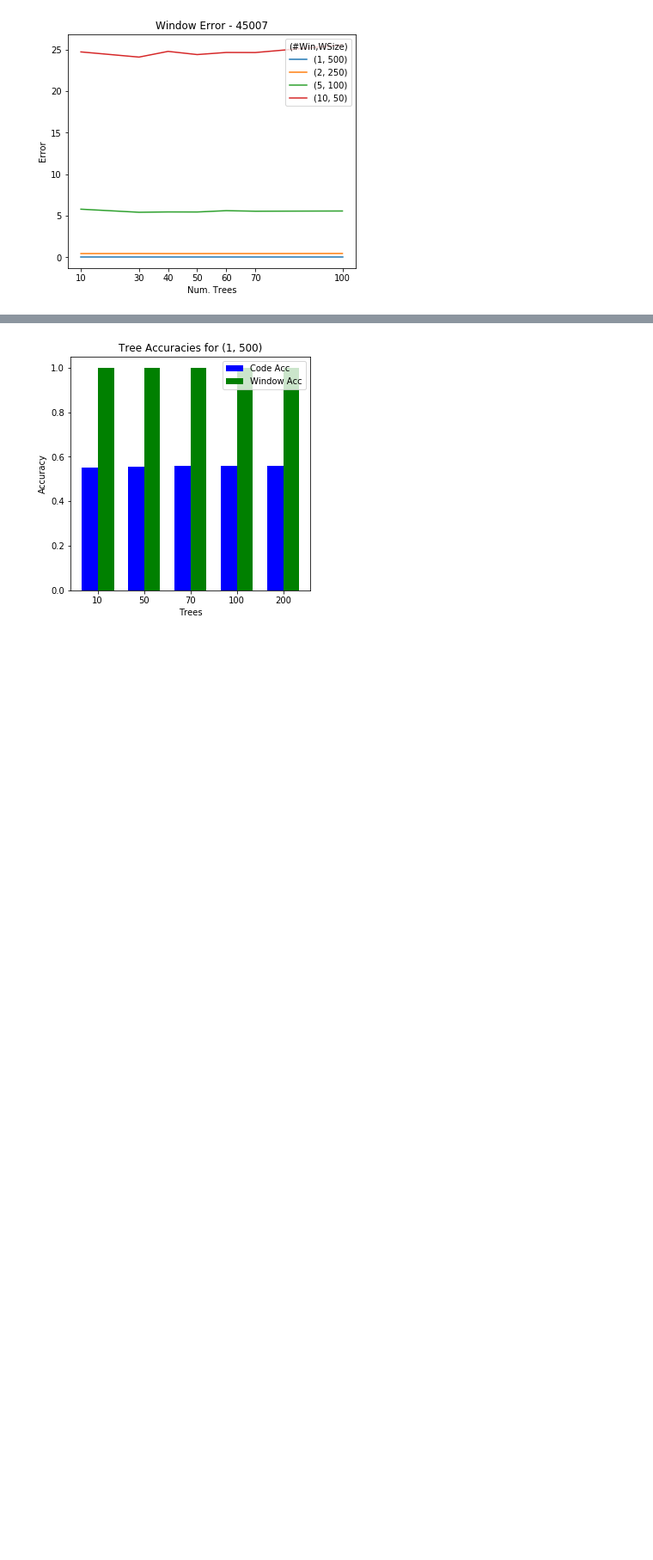
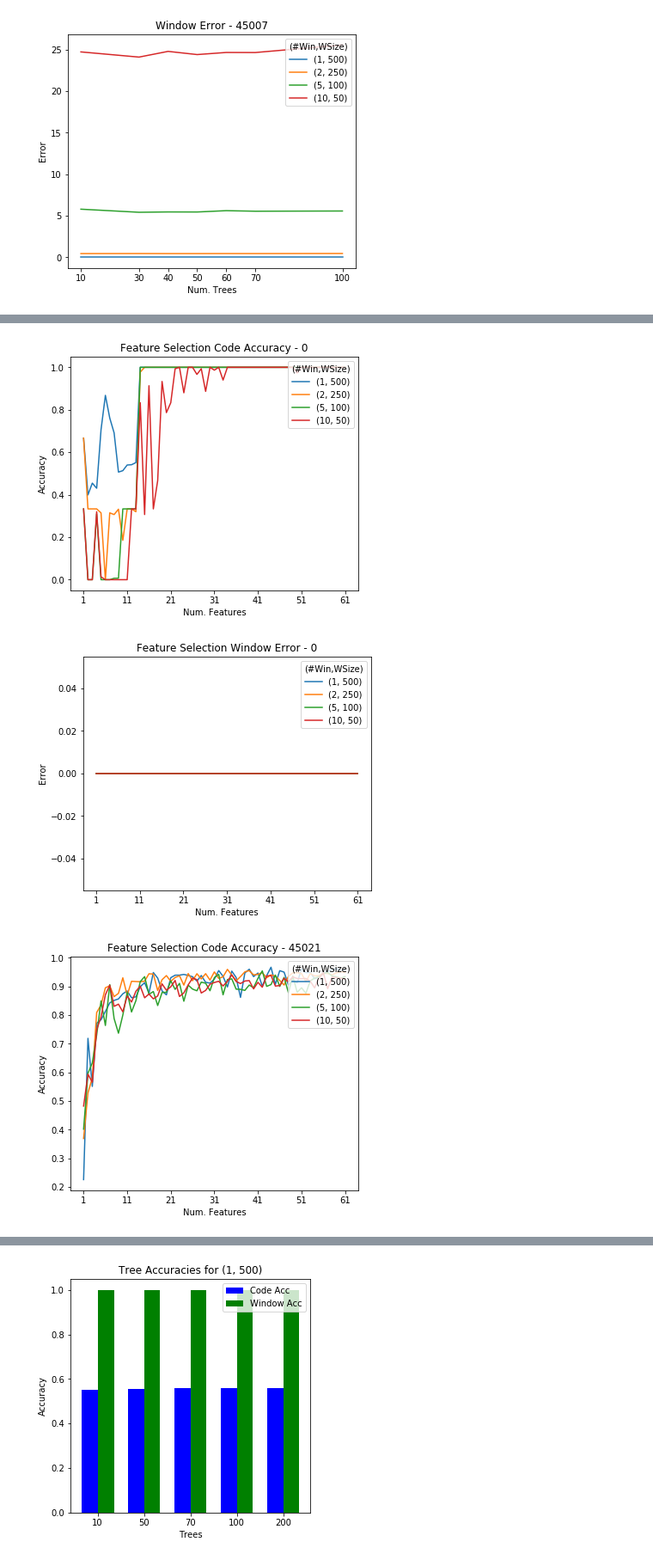
Before and after one commit to christydennison/paccar, a Jupyter notebook: random_forest-sk.ipynb, the cells around one changed output, grey strips where cells are left out. Shown at 86% size. Cells and saved outputs as stored; diff of their text form; code cells hidden in the pictures; blank space fills up the shorter version.

```diff
--- a/random_forest-sk.ipynb
+++ b/random_forest-sk.ipynb
@@ -412,0 +403,8 @@ window_errors
+# %%
+## create comparison matrix for comparison metrics
+comparison_matrix = {}
+for tup in hyper_tuples:
+    if tup == (1,500): # handle zero/zero case
+        comparison_matrix[tup] = [(code_means[tup]/code_stds[tup]), 0]
+    else:
+        comparison_matrix[tup] = [(code_means[tup]/code_stds[tup]), -window_stds[tup]*window_means[tup]]
@@ -436,3 +443,11 @@ plt.show()
+# %%
+## feature selection prep
+col_names = list(test_combined[519][44003][0][0])
+features_ind_sort = np.argsort(code_clf.feature_importances_)[::-1]
+
+# best number of trees
+num_trees_code = 40
+num_trees_window = 10
 # %%
 ## feature selection
 code_acc_fs = {}
@@ -461,0 +494,30 @@ for to_keep_ind in range(len(col_names)):
+# %%
+## plot feature selection
+hyper_tuples = [(1,500), (2,250), (5,100), (10, 50)]
+x_coord = range(1,len(col_names)+1) ## number of features, 61 included, sorted by greatest importance
+z_labels = get_z_labels(hyper_tuples)
+
+for code in selected_codes:
+    code_accuracies_list = []
+    window_errors_list = []
+    for tup in hyper_tuples:
+        code_acc_tup_ind = []
+        window_error_tup_ind = []
+        for feat_ind in x_coord:
+            code_acc_tup_ind.append(code_acc_fs[tup][feat_ind][code])
+            window_error_tup_ind.append(window_err_fs[tup][feat_ind][code])
+
+        code_accuracies_list.append(code_acc_tup_ind)
+        window_errors_list.append(window_error_tup_ind)
+
+    plt.figure()
+    get_plots(code_accuracies_list, x_coord, z_labels, "Feature Selection Code Accuracy - {}".format(code), "Num. Features", "Accuracy", tic_mult=10)
+
+    plt.figure()
+    ax = plt.axes()
+    ax.xaxis.set_major_formatter(plt.NullFormatter())
+    get_plots(window_errors_list, x_coord, z_labels, "Feature Selection Window Error - {}".format(code), "Num. Features", "Error", tic_mult=10)
+# %% [output]
+[figure, added]
+[figure, added]
+[figure, added]
```
Also changed, not shown: parts of 15 cells of this notebook.
